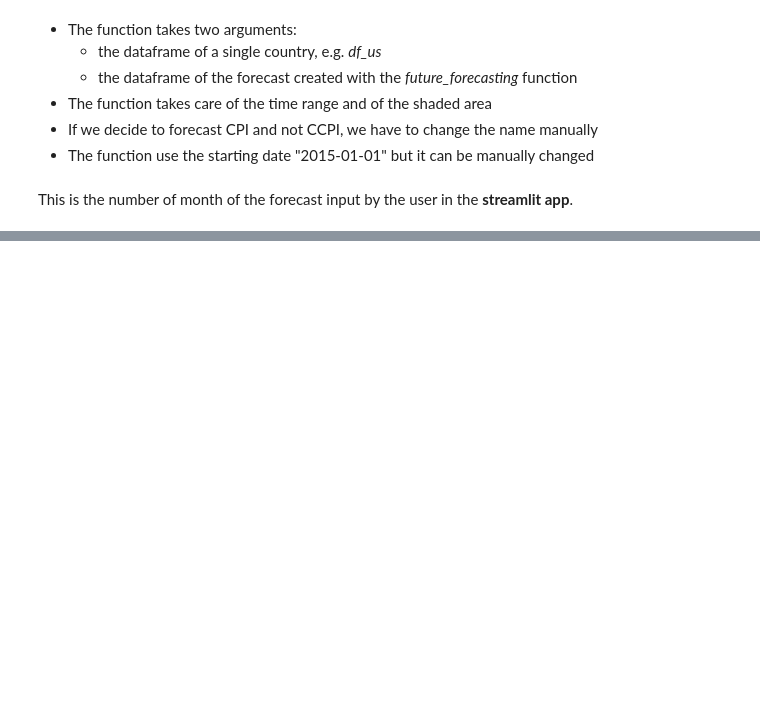
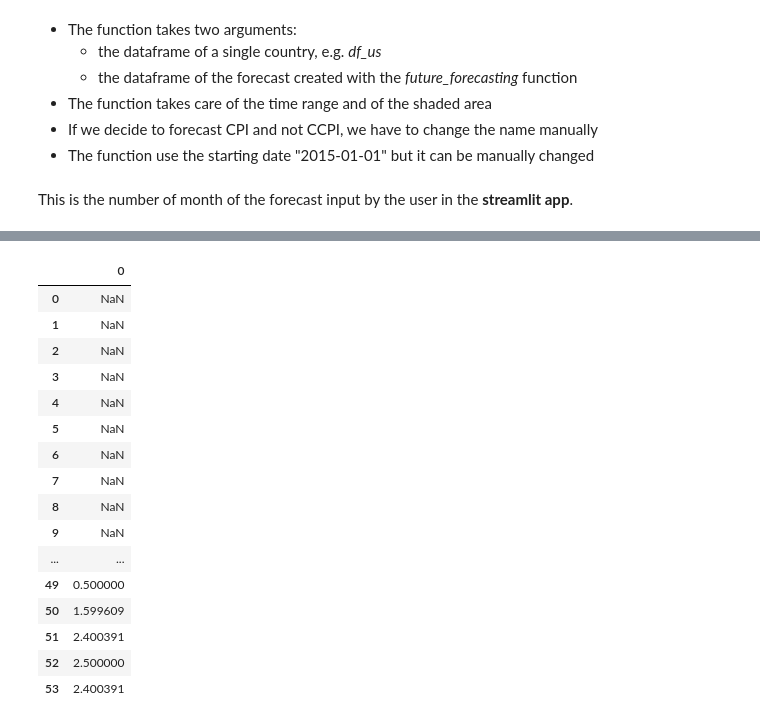
Before and after one commit to Alessandro1984/inflation-forecasting, a Jupyter notebook: plot_model.ipynb, the cells around one changed output, grey strips where cells are left out. Saved outputs shown, nothing was run; the diff lists cells and outputs as text; code cells hidden in the pictures; blank space fills up the shorter version.

```diff
--- a/plot_model.ipynb
+++ b/plot_model.ipynb
@@ -301,0 +372,26 @@ plot_function(data_country = df_us,
+# %%
+import pandas as pd
+
+data = {'ccpi': {'0': None, '1': None, '2': None, '3': None, '4': None, '5': None, '6': None, '7': None, '8': None, '9': None, '10': None, '11': None, '12': None, '13': None, '14': None, '15': None, '16': None, '17': None, '18': None, '19': None, '20': None, '21': None, '22': None, '23': None, '24': None, '25': None, '26': None, '27': None, '28': None, '29': None, '30': None, '31': None, '32': None, '33': None, '34': None, '35': None, '36': None, '37': None, '38': None, '39': None, '40': None, '41': None, '42': None, '43': None, '44': None, '45': None, '46': None, '47': 2.099609375, '48': 1.900390625, '49': 0.5, '50': 1.599609375, '51': 2.400390625, '52': 2.5, '53': 2.400390625}}
+
+df = pd.DataFrame.from_dict(data['ccpi'], orient='index')
+# %%
+df
+# %% [output]
+|  | 0 |
+| 0 | NaN |
+| 1 | NaN |
+| 2 | NaN |
+| 3 | NaN |
+| 4 | NaN |
+| 5 | NaN |
+| 6 | NaN |
+| 7 | NaN |
+| 8 | NaN |
+| 9 | NaN |
+| ... | ... |
+| 49 | 0.500000 |
+| 50 | 1.599609 |
+| 51 | 2.400391 |
+| 52 | 2.500000 |
+| 53 | 2.400391 |
```
Also changed, not shown: parts of 19 cells of this notebook, 9 other files.
